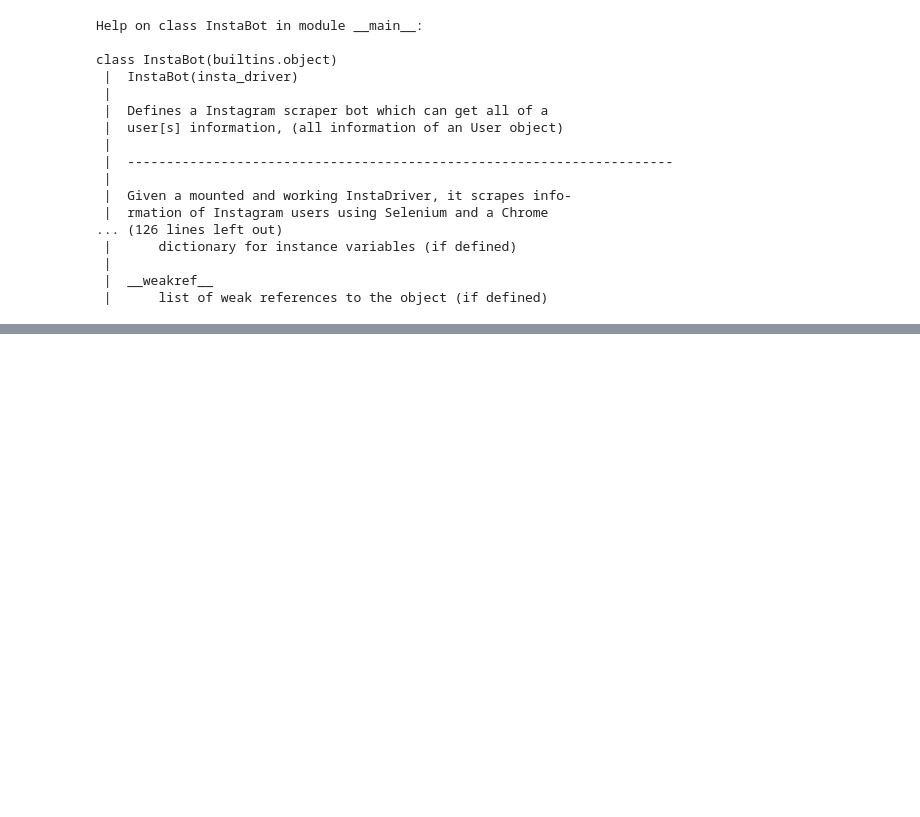
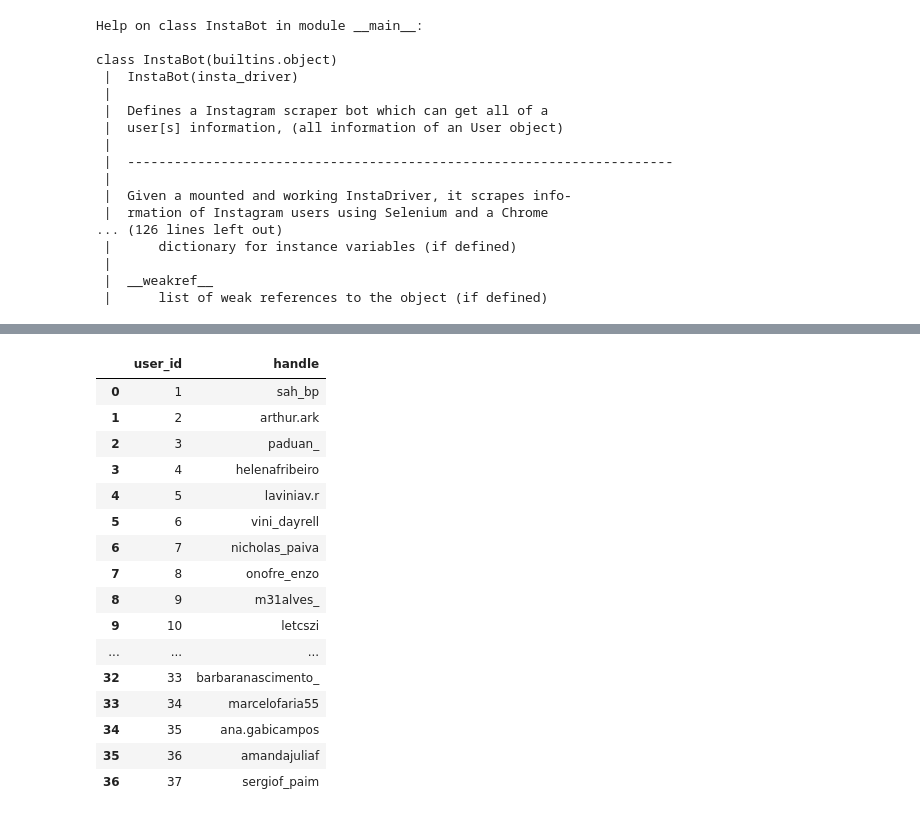
Before and after one commit to ph-marra/ic-instabot, a Jupyter notebook: InstaBot.ipynb, the cells around one changed output, grey strips where cells are left out. Saved outputs shown, nothing was run; the diff lists cells and outputs as text; code cells hidden in the pictures; blank space fills up the shorter version.

```diff
--- a/InstaBot.ipynb
+++ b/InstaBot.ipynb
@@ -1427,3 +1379,23 @@ users, posts = create_dataframes(1)
+# %%
+usernames
+# %% [output]
+|  | user_id | handle |
+| 0 | 1 | sah_bp |
+| 1 | 2 | arthur.ark |
+| 2 | 3 | paduan_ |
+| 3 | 4 | helenafribeiro |
+| 4 | 5 | laviniav.r |
+| 5 | 6 | vini_dayrell |
+| 6 | 7 | nicholas_paiva |
+| 7 | 8 | onofre_enzo |
+| 8 | 9 | m31alves_ |
+| 9 | 10 | letcszi |
+| ... | ... | ... |
+| 32 | 33 | barbaranascimento_ |
+| 33 | 34 | marcelofaria55 |
+| 34 | 35 | ana.gabicampos |
+| 35 | 36 | amandajuliaf |
+| 36 | 37 | sergiof_paim |
 # %%
 users
 # %% [output]
```
Also changed, not shown: parts of 13 cells of this notebook.
